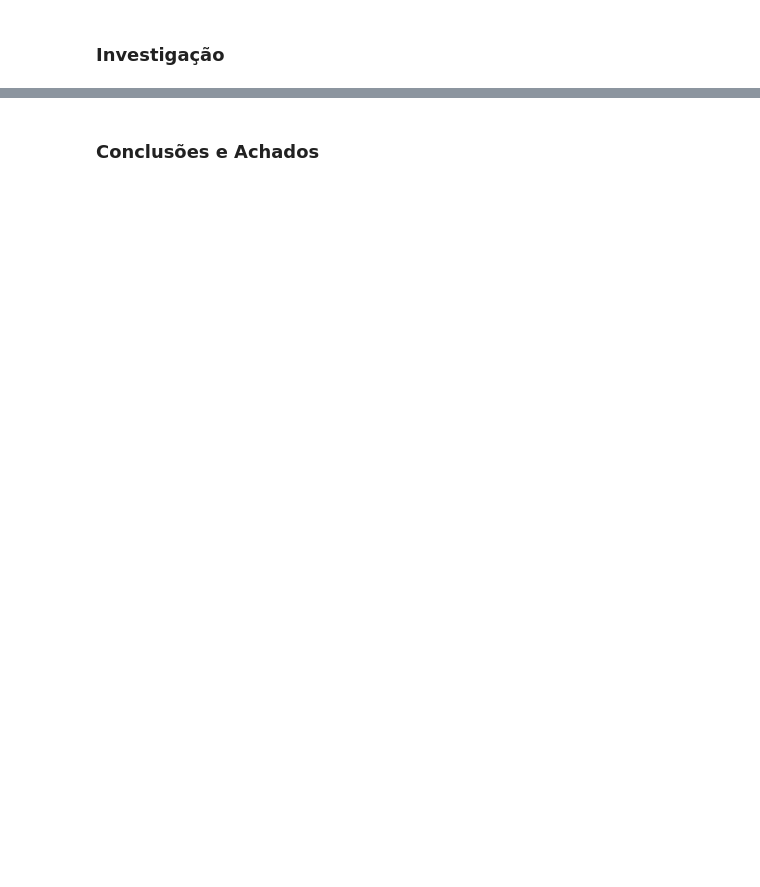
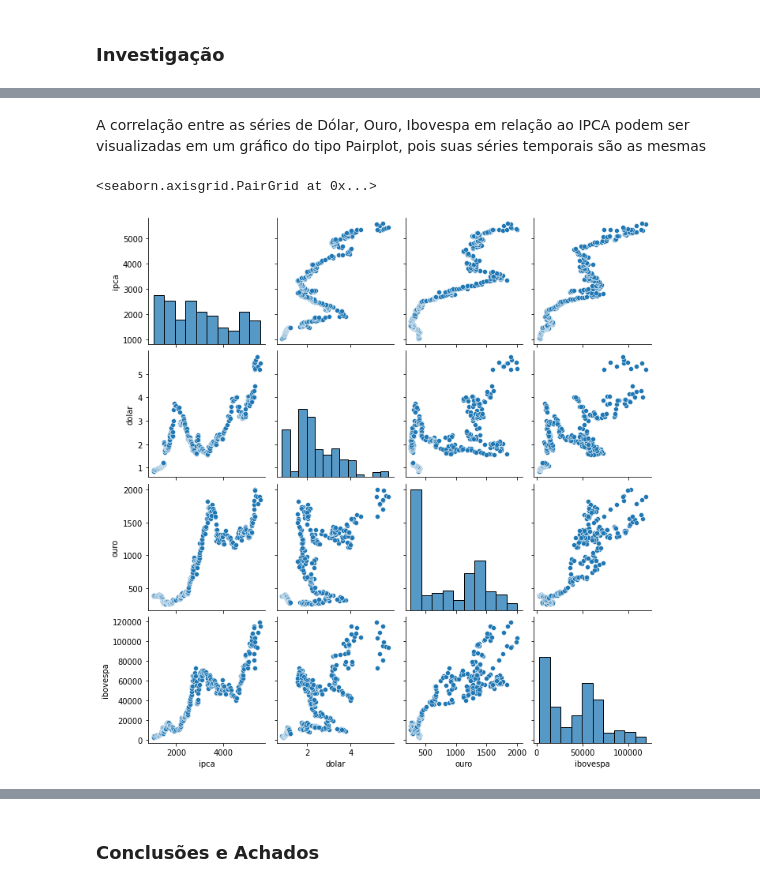
Before and after one commit to luishenriquesimoes/data-science-bootcamp, a Jupyter notebook: TrabalhoFinal_DataScience_Luis_Simoes.ipynb, the cells around one changed output, grey strips where cells are left out. Saved outputs shown, nothing was run; the diff lists cells and outputs as text; code cells hidden in the pictures; blank space fills up the shorter version.

```diff
--- a/TrabalhoFinal_DataScience_Luis_Simoes.ipynb
+++ b/TrabalhoFinal_DataScience_Luis_Simoes.ipynb
@@ -23,0 +155,14 @@
+# %%
+df_ipca = pd.read_excel(path_ipca, usecols="A:C", skiprows=7)
+df_ipca.columns=['ano', 'mes', 'ipca']
+df_ipca = df_ipca[~df_ipca['ipca'].isna()]
+df_ipca = df_ipca[~df_ipca['mes'].isna()]
+df_ipca = df_ipca[df_ipca['ano'] != 'ANO']
+df_ipca['ipca'] = df_ipca['ipca'].astype('float')
+df_ipca['ano'].fillna(method='ffill', inplace=True)
+df_ipca['mes'] = df_ipca['mes'].apply(lambda x: str(x).capitalize()).replace(mapeamento)
+df_ipca['date'] = df_ipca.apply(lambda x: datetime.datetime(year=strptime(str(x['ano']), '%Y').tm_year, month=strptime(x['mes'],'%b').tm_mon, day=1), axis=1)
+df_ipca_reduced = df_ipca.loc[df_ipca['date'] >= datetime.datetime(1995, 1, 1), ['date', 'ipca']]
+df_ipca_reduced.index = df_ipca_reduced['date']
+del df_ipca_reduced['date']
+df_ipca_reduced
@@ -23,0 +279,7 @@
+# %% [markdown]
+A correlação entre as séries de Dólar, Ouro, Ibovespa em relação ao IPCA podem ser visualizadas em um gráfico do tipo Pairplot, pois suas séries temporais são as mesmas
+# %%
+sns.pairplot(df_indices[['ipca', 'dolar', 'ouro', 'ibovespa']])
+# %% [output]
+<seaborn.axisgrid.PairGrid at 0x...>
+[figure, added]
```
Also changed, not shown: parts of 41 cells of this notebook.
